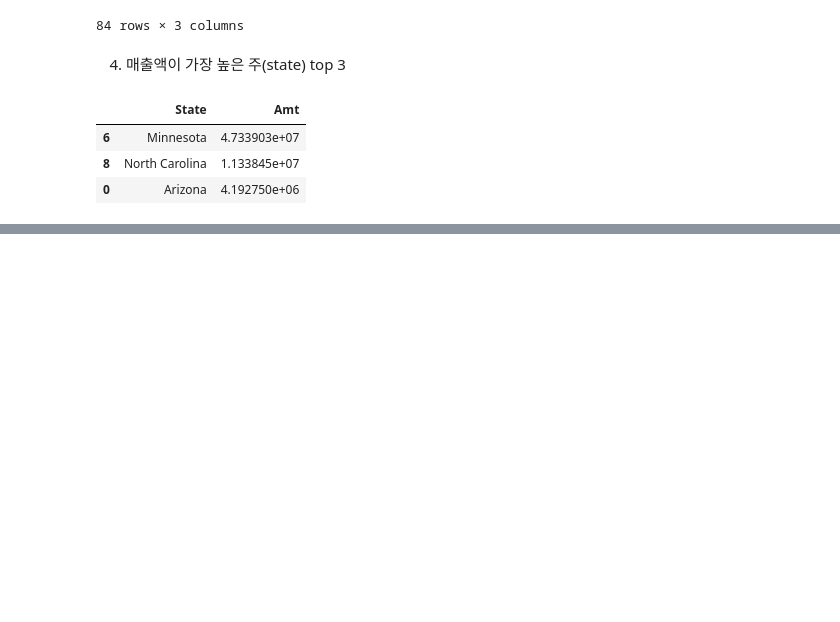
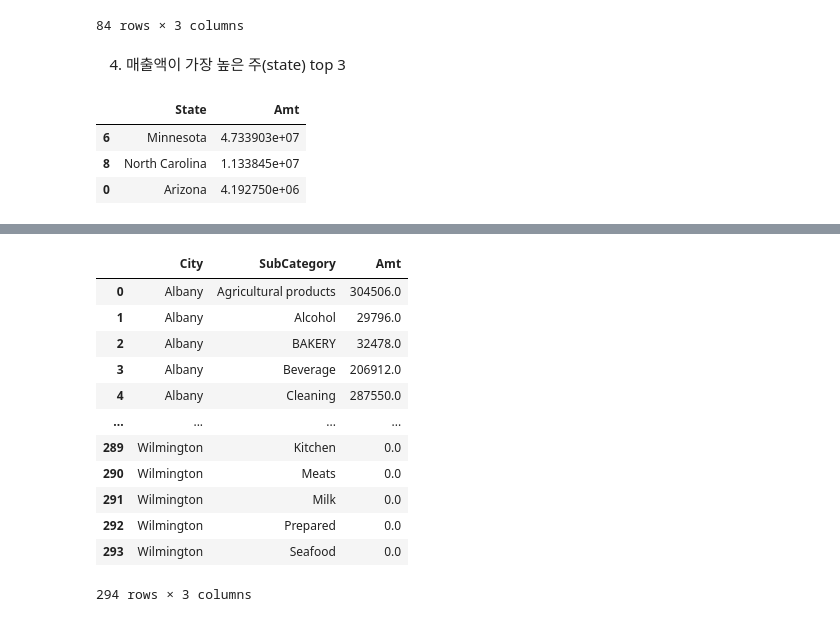
Before and after one commit to won4513/-, a Jupyter notebook: 백준/won/데이터처리/02 - 데이터프레임 결합.ipynb, the cells around one changed output, grey strips where cells are left out. Saved outputs shown, nothing was run; the diff lists cells and outputs as text; code cells hidden in the pictures; blank space fills up the shorter version.

```diff
--- a/백준/won/데이터처리/02 - 데이터프레임 결합.ipynb
+++ b/백준/won/데이터처리/02 - 데이터프레임 결합.ipynb
@@ -307,0 +343,22 @@ temp2.sort_values('Amt', ascending = False).head(3)
+# %%
+sales['Date'] = pd.to_datetime(sales['Date'])
+#매출액
+sales2 = pd.merge(sales, products, how = 'inner', on = 'Product_ID')
+sales2['Amt'] = sales2['Qty'] * sales2['Price']
+sales3 = pd.merge(sales2, stores, how = 'inner', on = 'Store_ID')
+temp = sales3.groupby(['City','SubCategory'], as_index = False)['Amt'].sum()
+temp
+# %% [output]
+|  | City | SubCategory | Amt |
+| 0 | Albany | Agricultural products | 304506.0 |
+| 1 | Albany | Alcohol | 29796.0 |
+| 2 | Albany | BAKERY | 32478.0 |
+| 3 | Albany | Beverage | 206912.0 |
+| 4 | Albany | Cleaning | 287550.0 |
+| ... | ... | ... | ... |
+| 289 | Wilmington | Kitchen | 0.0 |
+| 290 | Wilmington | Meats | 0.0 |
+| 291 | Wilmington | Milk | 0.0 |
+| 292 | Wilmington | Prepared | 0.0 |
+| 293 | Wilmington | Seafood | 0.0 |
+294 rows × 3 columns
```
Also changed, not shown: parts of 4 cells of this notebook, 3 other files.
